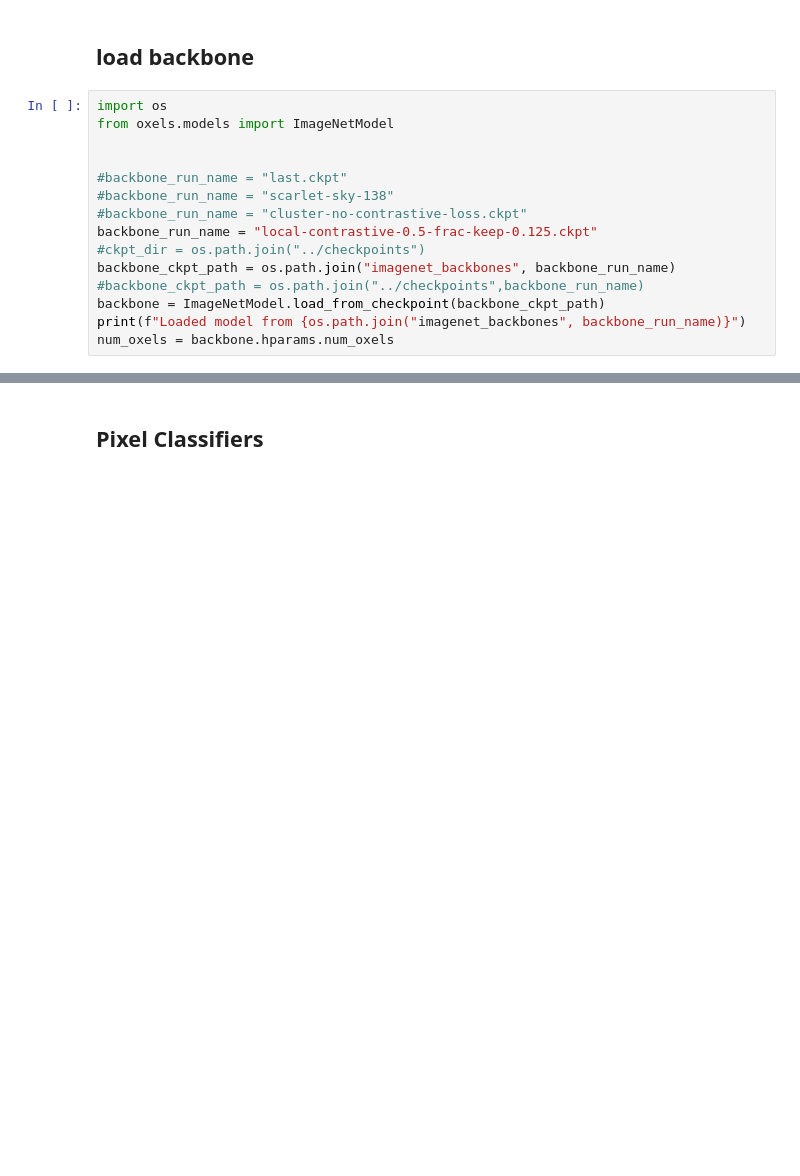
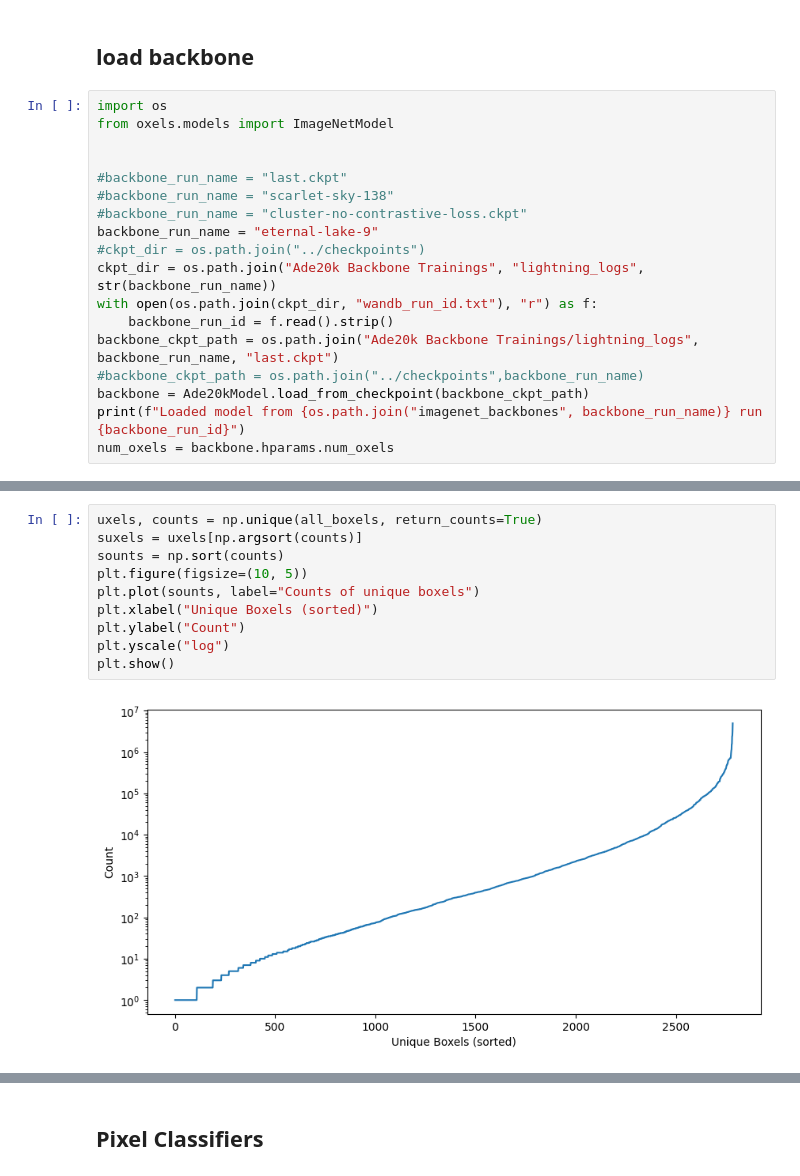
Before and after one commit to stefanradev93/oxels, a Jupyter notebook: notebooks/2025-06-24 ADE20k Segmentation.ipynb, the cells around one changed output, grey strips where cells are left out. Saved outputs shown, nothing was run; the diff lists cells and outputs as text; blank space fills up the shorter version.

```diff
--- a/notebooks/2025-06-24 ADE20k Segmentation.ipynb
+++ b/notebooks/2025-06-24 ADE20k Segmentation.ipynb
@@ -244,11 +537,14 @@ from oxels.models import ImageNetModel
 #backbone_run_name = "last.ckpt"
 #backbone_run_name = "scarlet-sky-138"
 #backbone_run_name = "cluster-no-contrastive-loss.ckpt"
-backbone_run_name = "local-contrastive-0.5-frac-keep-0.125.ckpt"
+backbone_run_name = "eternal-lake-9"
 #ckpt_dir = os.path.join("../checkpoints")
-backbone_ckpt_path = os.path.join("imagenet_backbones", backbone_run_name)
+ckpt_dir = os.path.join("Ade20k Backbone Trainings", "lightning_logs", str(backbone_run_name))
+with open(os.path.join(ckpt_dir, "wandb_run_id.txt"), "r") as f:
+    backbone_run_id = f.read().strip()
+backbone_ckpt_path = os.path.join("Ade20k Backbone Trainings/lightning_logs", backbone_run_name, "last.ckpt")
 #backbone_ckpt_path = os.path.join("../checkpoints",backbone_run_name)
-backbone = ImageNetModel.load_from_checkpoint(backbone_ckpt_path)
-print(f"Loaded model from {os.path.join("imagenet_backbones", backbone_run_name)}")
+backbone = Ade20kModel.load_from_checkpoint(backbone_ckpt_path)
+print(f"Loaded model from {os.path.join("imagenet_backbones", backbone_run_name)} run {backbone_run_id}")
 num_oxels = backbone.hparams.num_oxels
 # %% [output]
@@ -255,0 +604,12 @@ Loaded model from imagenet_backbones/local-contrastive-0.5-frac-keep-0.125.ckpt
+# %%
+uxels, counts = np.unique(all_boxels, return_counts=True)
+suxels = uxels[np.argsort(counts)]
+sounts = np.sort(counts)
+plt.figure(figsize=(10, 5))
+plt.plot(sounts, label="Counts of unique boxels")
+plt.xlabel("Unique Boxels (sorted)")
+plt.ylabel("Count")
+plt.yscale("log")
+plt.show()
+# %% [output]
+[figure, added]
```
Also changed, not shown: parts of 9 cells of this notebook, 2 other files.
